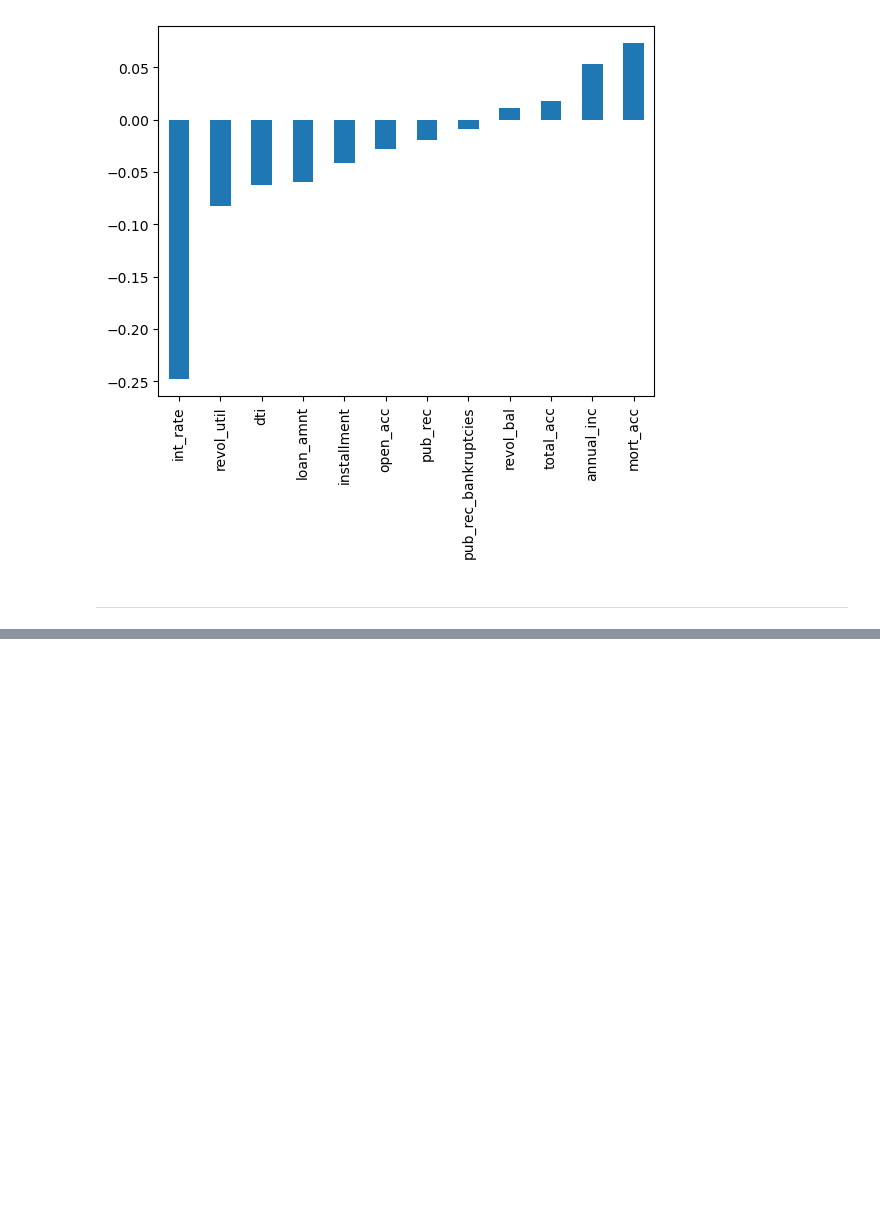
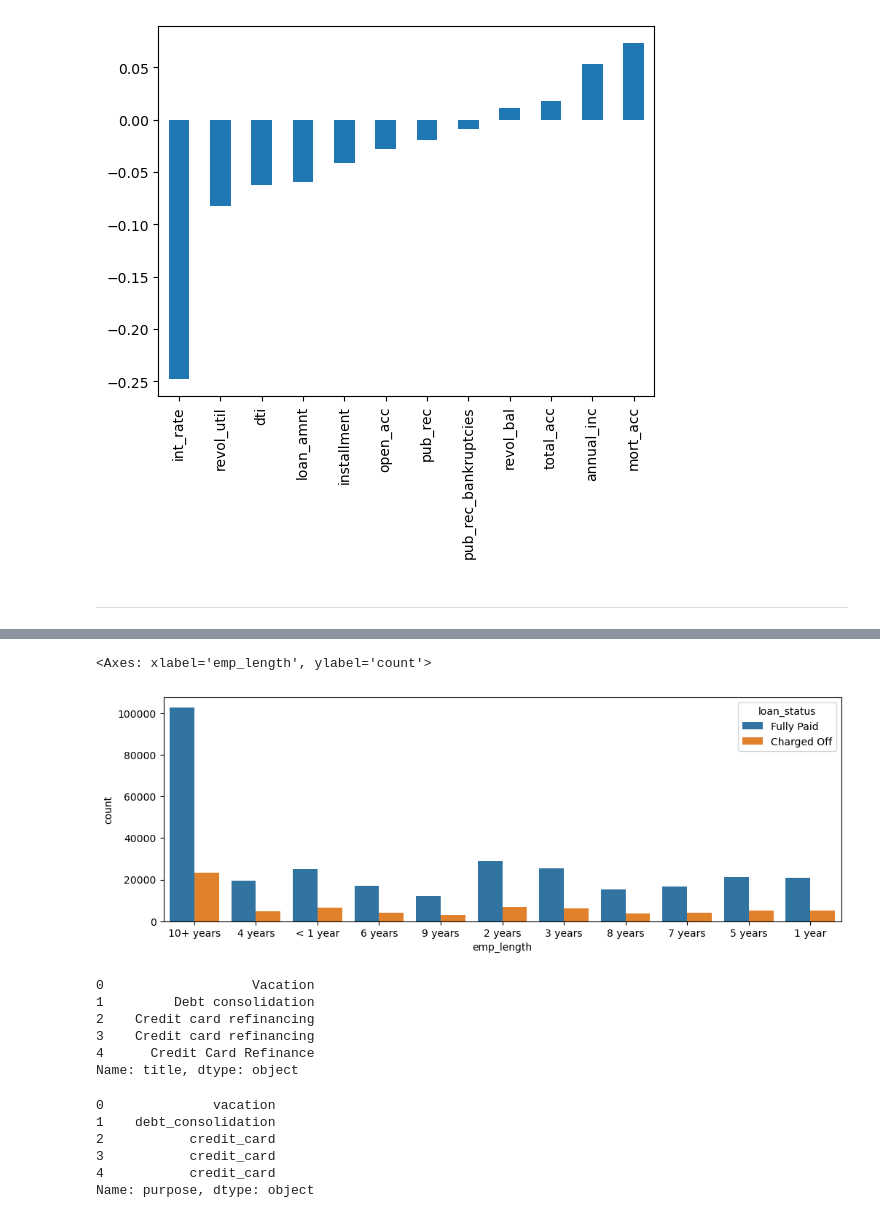
Before and after one commit to manisharavindh/loan-default-classifier, a Jupyter notebook: notebooks/LoanDefaultClassifier.ipynb, the cells around one changed output, grey strips where cells are left out. Drawn from its saved outputs; the diff is of its cells as text; code cells hidden in the pictures; blank space fills up the shorter version.

```diff
--- a/notebooks/LoanDefaultClassifier.ipynb
+++ b/notebooks/LoanDefaultClassifier.ipynb
@@ -231,0 +316,8 @@ df.corr(numeric_only=True)['loan_repaid'].sort_values().drop('loan_repaid').plot
+# %%
+df = df.drop('emp_title', axis=1)
+# %%
+plt.figure(figsize=(12,4))
+sns.countplot(data=df, x='emp_length', hue='loan_status')
+# %% [output]
+<Axes: xlabel='emp_length', ylabel='count'>
+[figure, added]
@@ -231,0 +326,18 @@ df.corr(numeric_only=True)['loan_repaid'].sort_values().drop('loan_repaid').plot
+# %%
+df['title'].head()
+# %% [output]
+0                   Vacation
+1         Debt consolidation
+2    Credit card refinancing
+3    Credit card refinancing
+4      Credit Card Refinance
+Name: title, dtype: object
+# %%
+df['purpose'].head()
+# %% [output]
+0              vacation
+1    debt_consolidation
+2           credit_card
+3           credit_card
+4           credit_card
+Name: purpose, dtype: object
```
Also changed, not shown: parts of 58 cells of this notebook.
